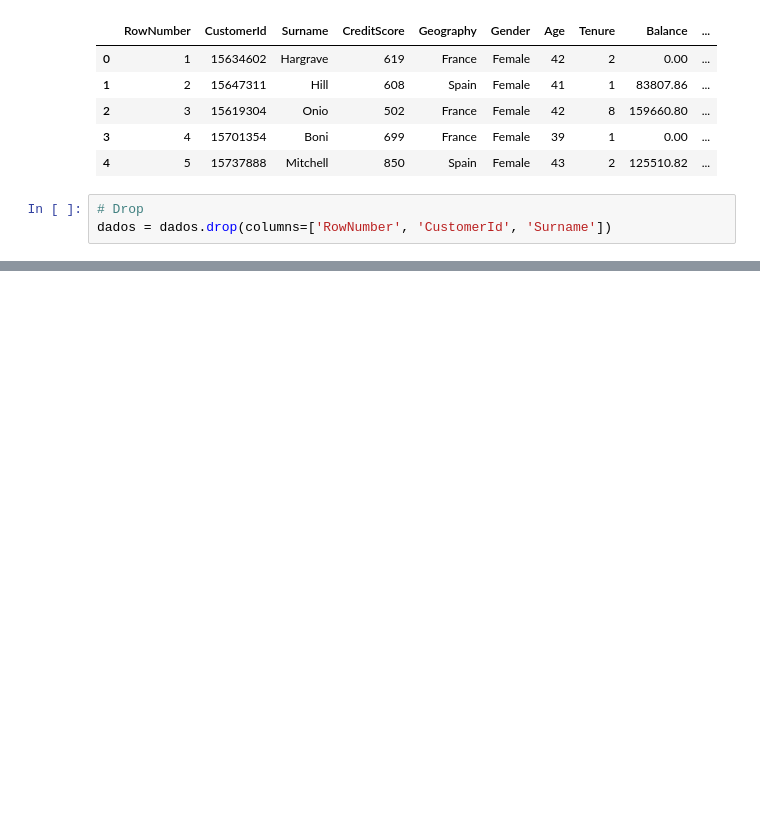
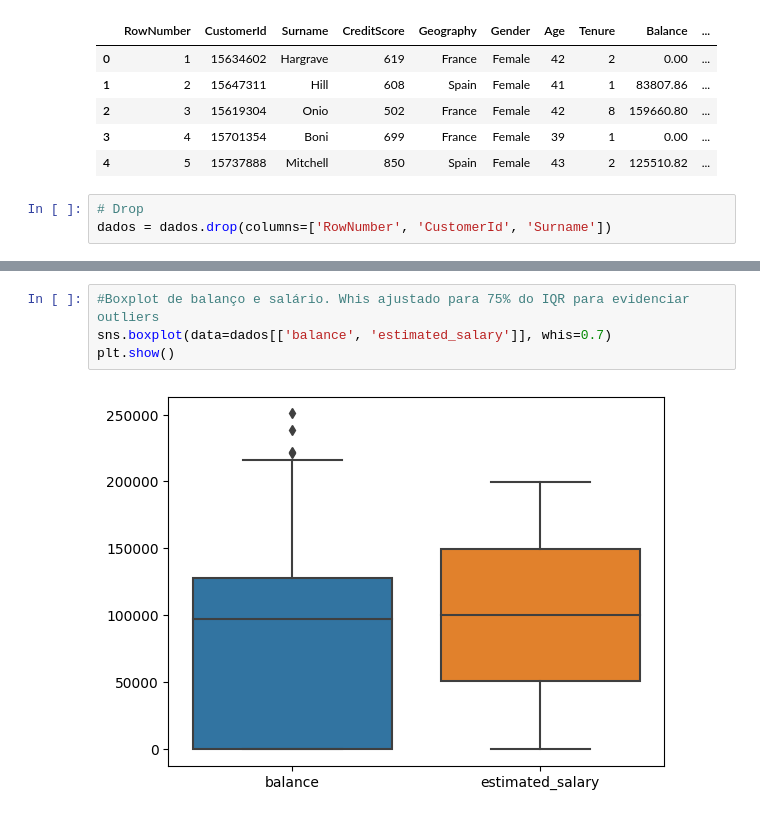
Before and after one commit to castroavila/machine_learning_i, a Jupyter notebook: projeto_aplicado.ipynb, the cells around one changed output, grey strips where cells are left out. Cells and saved outputs as stored; diff of their text form; blank space fills up the shorter version.

```diff
--- a/projeto_aplicado.ipynb
+++ b/projeto_aplicado.ipynb
@@ -43,0 +102,6 @@ plt.show()
+# %%
+#Boxplot de balanço e salário. Whis ajustado para 75% do IQR para evidenciar outliers
+sns.boxplot(data=dados[['balance', 'estimated_salary']], whis=0.7)
+plt.show()
+# %% [output]
+[figure, added]
```
Also changed, not shown: parts of 13 cells of this notebook.
